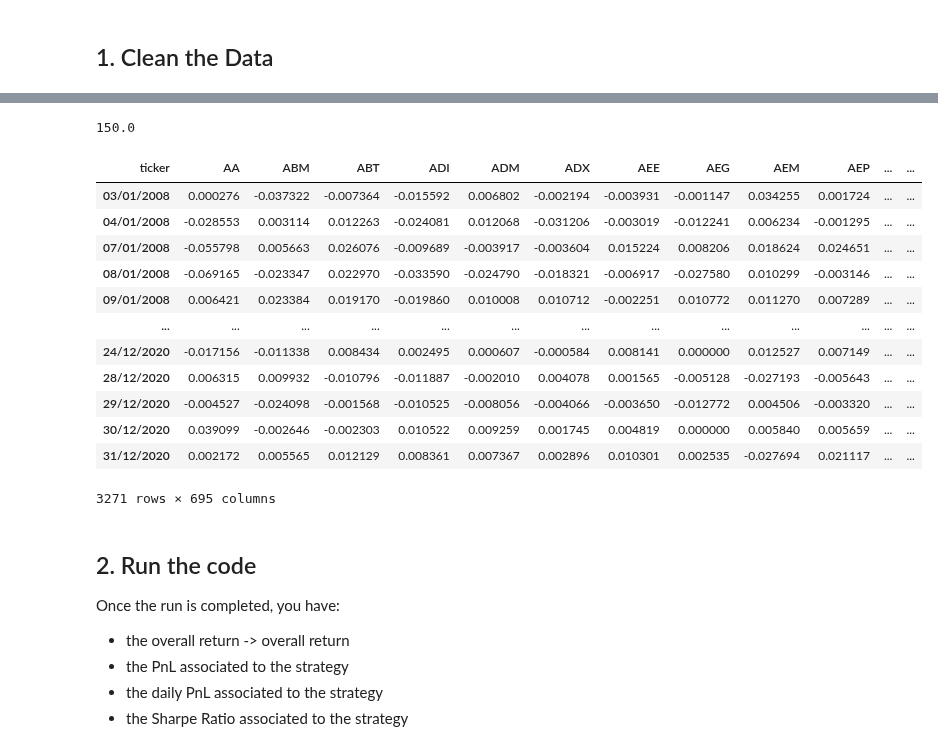
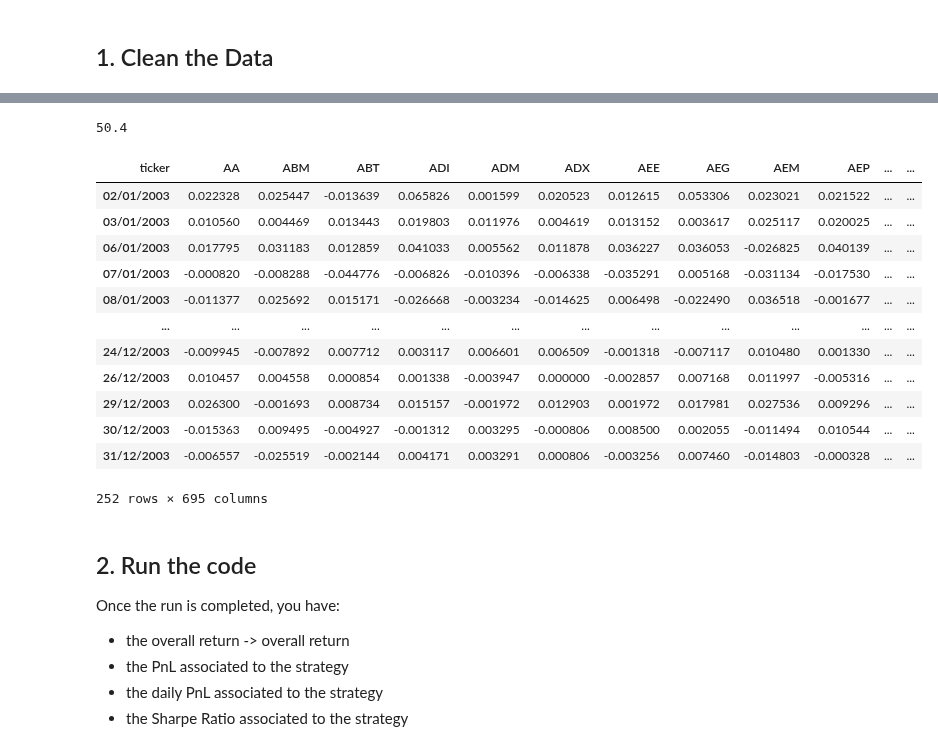
Before and after one commit to MohamedKeteb/Portfolio_clustering_project, a Jupyter notebook: Code/Pipeline.ipynb, the cells around one changed output, grey strips where cells are left out. Drawn from its saved outputs; the diff is of its cells as text; code cells hidden in the pictures.

```diff
--- a/Code/Pipeline.ipynb
+++ b/Code/Pipeline.ipynb
@@ -8,7 +8,7 @@ import process
 import numpy as np
 # Jerome path : r'C:\Users\33640\OneDrive\Documents\GitHub\Portfolio_clustering_project\Data\DataBase.csv'
 # Nail path : '/Users/khelifanail/Documents/GitHub/Portfolio_clustering_project/Data/DataBase.csv'
-df = pd.read_csv(r'C:\Users\33640\OneDrive\Documents\GitHub\Portfolio_clustering_project\Data\DataBase.csv')
+df = pd.read_csv(r'/Users/khelifanail/Documents/GitHub/Portfolio_clustering_project/Data/DataBase.csv')
 
 df.set_index('ticker', inplace=True)
 
@@ -28,23 +20,23 @@ please provide us feedback at https://github.com/pandas-dev/pandas/issues/54466
 # %%
-(4771 - 4021)/5
+(1003 - 751)/5
 # %% [output]
-150.0
+50.4
 # %%
-df_cleaned.iloc[2008:5279, :]
+df_cleaned.iloc[751:1003, :]
 # %% [output]
 | ticker | AA | ABM | ABT | ADI | ADM | ADX | AEE | AEG | AEM | AEP | ... | ... |
-| 03/01/2008 | 0.000276 | -0.037322 | -0.007364 | -0.015592 | 0.006802 | -0.002194 | -0.003931 | -0.001147 | 0.034255 | 0.001724 | ... | ... |
-| 04/01/2008 | -0.028553 | 0.003114 | 0.012263 | -0.024081 | 0.012068 | -0.031206 | -0.003019 | -0.012241 | 0.006234 | -0.001295 | ... | ... |
-| 07/01/2008 | -0.055798 | 0.005663 | 0.026076 | -0.009689 | -0.003917 | -0.003604 | 0.015224 | 0.008206 | 0.018624 | 0.024651 | ... | ... |
-| 08/01/2008 | -0.069165 | -0.023347 | 0.022970 | -0.033590 | -0.024790 | -0.018321 | -0.006917 | -0.027580 | 0.010299 | -0.003146 | ... | ... |
-| 09/01/2008 | 0.006421 | 0.023384 | 0.019170 | -0.019860 | 0.010008 | 0.010712 | -0.002251 | 0.010772 | 0.011270 | 0.007289 | ... | ... |
+| 02/01/2003 | 0.022328 | 0.025447 | -0.013639 | 0.065826 | 0.001599 | 0.020523 | 0.012615 | 0.053306 | 0.023021 | 0.021522 | ... | ... |
+| 03/01/2003 | 0.010560 | 0.004469 | 0.013443 | 0.019803 | 0.011976 | 0.004619 | 0.013152 | 0.003617 | 0.025117 | 0.020025 | ... | ... |
+| 06/01/2003 | 0.017795 | 0.031183 | 0.012859 | 0.041033 | 0.005562 | 0.011878 | 0.036227 | 0.036053 | -0.026825 | 0.040139 | ... | ... |
+| 07/01/2003 | -0.000820 | -0.008288 | -0.044776 | -0.006826 | -0.010396 | -0.006338 | -0.035291 | 0.005168 | -0.031134 | -0.017530 | ... | ... |
+| 08/01/2003 | -0.011377 | 0.025692 | 0.015171 | -0.026668 | -0.003234 | -0.014625 | 0.006498 | -0.022490 | 0.036518 | -0.001677 | ... | ... |
 | ... | ... | ... | ... | ... | ... | ... | ... | ... | ... | ... | ... | ... |
-| 24/12/2020 | -0.017156 | -0.011338 | 0.008434 | 0.002495 | 0.000607 | -0.000584 | 0.008141 | 0.000000 | 0.012527 | 0.007149 | ... | ... |
-| 28/12/2020 | 0.006315 | 0.009932 | -0.010796 | -0.011887 | -0.002010 | 0.004078 | 0.001565 | -0.005128 | -0.027193 | -0.005643 | ... | ... |
-| 29/12/2020 | -0.004527 | -0.024098 | -0.001568 | -0.010525 | -0.008056 | -0.004066 | -0.003650 | -0.012772 | 0.004506 | -0.003320 | ... | ... |
-| 30/12/2020 | 0.039099 | -0.002646 | -0.002303 | 0.010522 | 0.009259 | 0.001745 | 0.004819 | 0.000000 | 0.005840 | 0.005659 | ... | ... |
-| 31/12/2020 | 0.002172 | 0.005565 | 0.012129 | 0.008361 | 0.007367 | 0.002896 | 0.010301 | 0.002535 | -0.027694 | 0.021117 | ... | ... |
+| 24/12/2003 | -0.009945 | -0.007892 | 0.007712 | 0.003117 | 0.006601 | 0.006509 | -0.001318 | -0.007117 | 0.010480 | 0.001330 | ... | ... |
+| 26/12/2003 | 0.010457 | 0.004558 | 0.000854 | 0.001338 | -0.003947 | 0.000000 | -0.002857 | 0.007168 | 0.011997 | -0.005316 | ... | ... |
+| 29/12/2003 | 0.026300 | -0.001693 | 0.008734 | 0.015157 | -0.001972 | 0.012903 | 0.001972 | 0.017981 | 0.027536 | 0.009296 | ... | ... |
+| 30/12/2003 | -0.015363 | 0.009495 | -0.004927 | -0.001312 | 0.003295 | -0.000806 | 0.008500 | 0.002055 | -0.011494 | 0.010544 | ... | ... |
+| 31/12/2003 | -0.006557 | -0.025519 | -0.002144 | 0.004171 | 0.003291 | 0.000806 | -0.003256 | 0.007460 | -0.014803 | -0.000328 | ... | ... |
-3271 rows × 695 columns
+252 rows × 695 columns
 # %% [markdown]
 ## 2. Run the code
 
```
Also changed, not shown: parts of 6 cells of this notebook.
